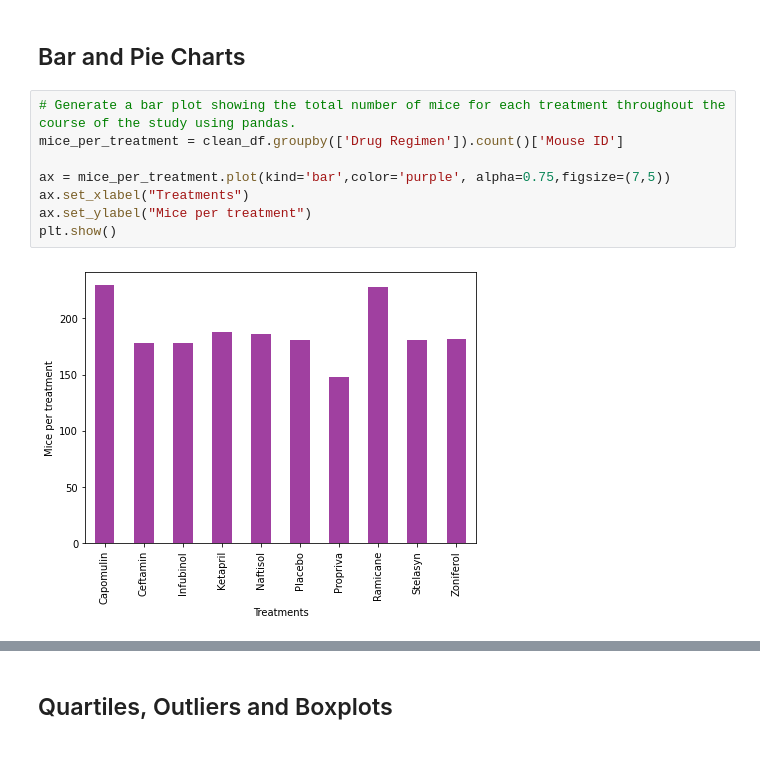
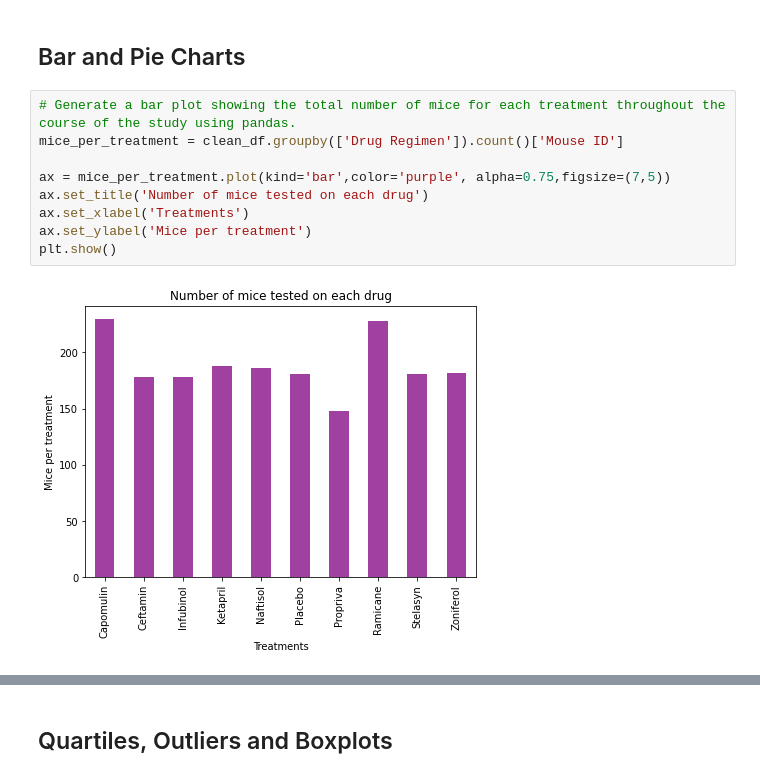
Before and after one commit to tamerfa/Cancer_research_with_Matplotlib, a Jupyter notebook: Pymaceuticals/pymaceuticals.ipynb, the cells around one changed output, grey strips where cells are left out. Drawn from its saved outputs; the diff is of its cells as text.

```diff
--- a/Pymaceuticals/pymaceuticals.ipynb
+++ b/Pymaceuticals/pymaceuticals.ipynb
@@ -162,13 +167,14 @@ alternative_regimen_summary
 # %%
 # Generate a bar plot showing the total number of mice for each treatment throughout the course of the study using pandas.
 mice_per_treatment = clean_df.groupby(['Drug Regimen']).count()['Mouse ID']
 
 ax = mice_per_treatment.plot(kind='bar',color='purple', alpha=0.75,figsize=(7,5))
-ax.set_xlabel("Treatments")
-ax.set_ylabel("Mice per treatment")
+ax.set_title('Number of mice tested on each drug')
+ax.set_xlabel('Treatments')
+ax.set_ylabel('Mice per treatment')
 plt.show()
 # %% [output]
-[figure, old version]
+[figure, new version]
 # %%
 # Generate a bar plot showing the total number of mice for each treatment throughout the course of the study using pyplot.
 treatments = clean_df['Drug Regimen'].unique()
```
Also changed, not shown: parts of 14 cells of this notebook.
